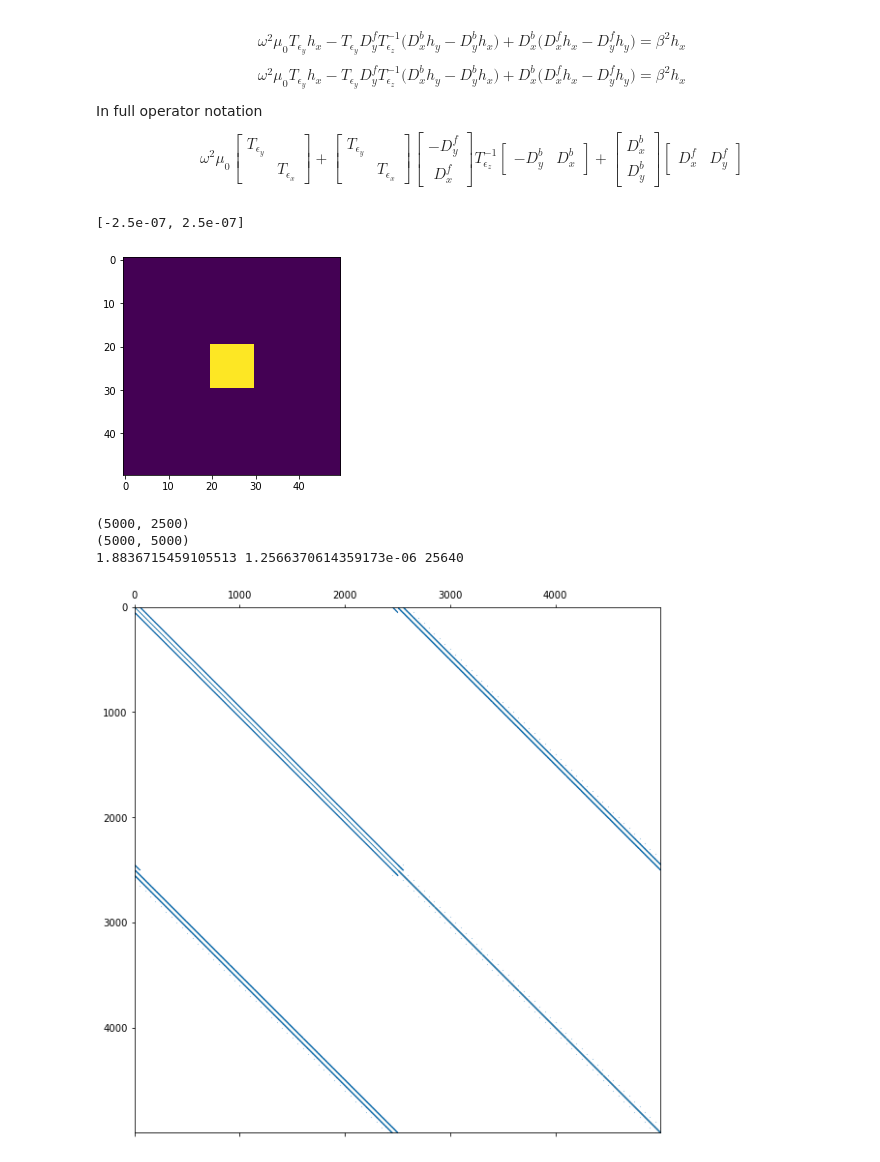
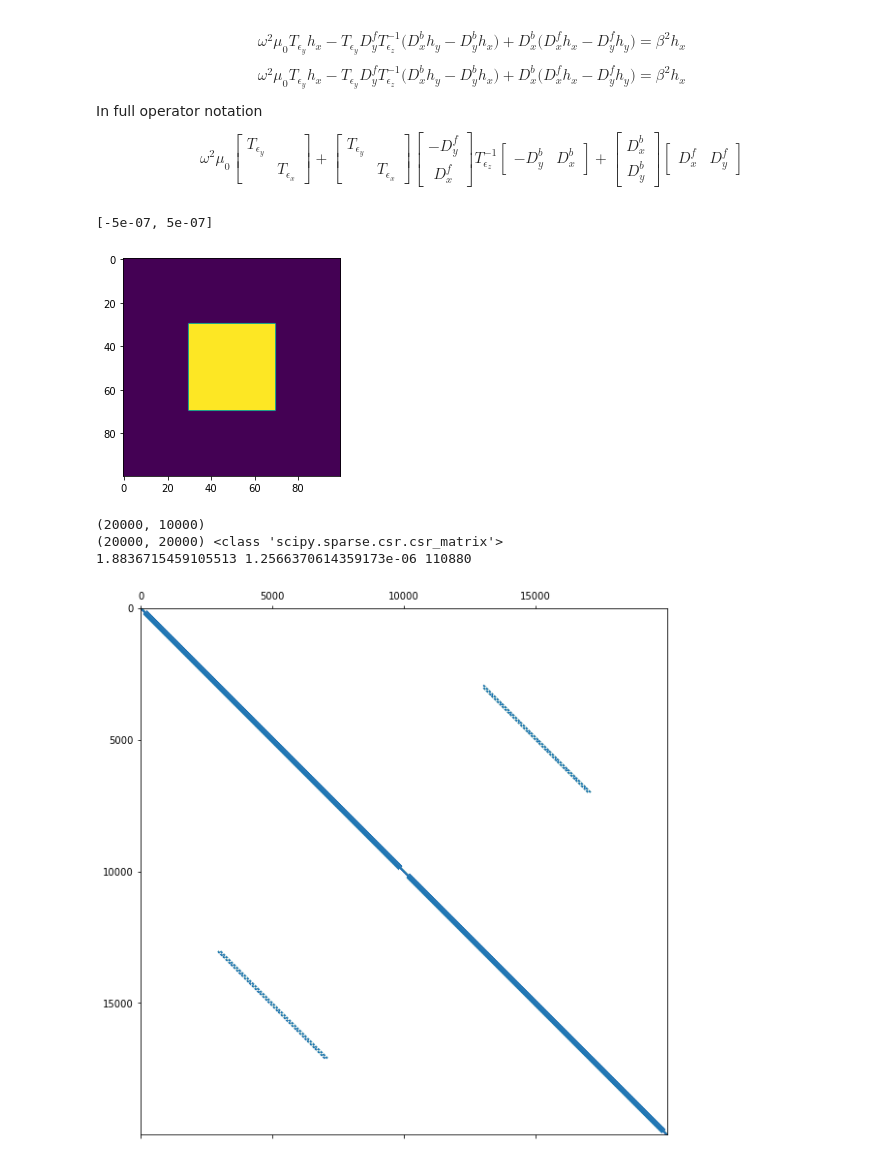
Before and after one commit to zhaonat/eigenwell, a Jupyter notebook: notebooks/3D waveguide solve.ipynb, the cells around one changed output. Cells and saved outputs as stored; diff of their text form; code cells hidden in the pictures.

Commit message:
first image

```diff
--- a/notebooks/3D waveguide solve.ipynb
+++ b/notebooks/3D waveguide solve.ipynb
@@ -46,11 +46,22 @@ In full operator notation
         D_y^{f}
     \end{bmatrix}
 \end{equation}
+# %%
+def grid_average(center_array, w):
+    '''
+        center_array, 1d eps_r
+    '''
+    # computes values at cell edges
+
+    xy = {'x': 0, 'y': 1}
+    center_shifted = np.roll(center_array, 1, axis=xy[w])
+    avg_array = (center_shifted+center_array)/2
+    return avg_array
 # %%
 L0 = 1e-6
 
-N = [50,50]
-Npml = [10,10]
+N = [100,100]
+Npml = [5,5]
 dL = [0.01*L0, 0.01*L0]
 Lx, Ly = [N[0]*dL[0], N[1]*dL[1]]
 xrange = [-Lx/2, Lx/2]
@@ -64,49 +75,55 @@ omega = 2*np.pi*C0/wvlen;
 pml = grid_preconditioner.PML(N,Npml, omega);
 pml.Soperators(xrange, yrange);
 
+pec_pmc = boundary_conditions.PEC_PMC(N);
+
 epsilon = np.ones(N)
-epsilon[20:30, 20:30] = 6.25
+epsilon[30:70, 30:70] = 5
 plt.figure();
 plt.imshow(epsilon);
 plt.show();
+M = np.prod(N)
+epxx= grid_average(epsilon,'x')
+epyy = grid_average(epsilon, 'y')
 
-
-Tez = sp.diags(EPSILON0*epsilon.flatten())
-Tey = sp.diags(EPSILON0*epsilon.flatten())
-Tex = sp.diags(EPSILON0*epsilon.flatten())
-invTez = sp.diags(1/(EPSILON0*epsilon.flatten()))
+Tez = sp.diags(EPSILON0*epsilon.flatten(), 0, (M,M))
+Tey = sp.diags(EPSILON0*epyy.flatten(), 0, (M,M))
+Tex = sp.diags(EPSILON0*epxx.flatten(), 0,(M,M))
+invTez = sp.diags(1/(EPSILON0*epsilon.flatten()), 0, (M,M))
 
 fd = grid.FiniteDifference(dL,N)
 
-fd.make_derivatives(PML = pml)
+fd.make_derivatives(PML = pml, PEC_PMC = pec_pmc)
 Dxf = fd.Dxf;
 Dxb = fd.Dxb;
 Dyf = fd.Dyf;
 Dyb = fd.Dyb;
 
 ## generate operator
 Dop1 = sp.bmat([[-Dyf], [Dxf]])
 print(Dop1.shape)
 
 Dop2 = sp.bmat([[-Dyb,Dxb]])
 
 Dop3 = sp.bmat([[Dxb], [Dyb]])
 
 Dop4 = sp.bmat([[Dxf,Dyf]])
 
 Tep = sp.block_diag((Tey, Tex))
 
 
 A = omega**2*MU0*Tep + Tep@(Dop1)@invTez@(Dop2) + Dop3@Dop4
-print(A.shape)
+
+print(A.shape, type(A))
 plt.figure(figsize = (10,10))
-plt.spy(Tep@(Dop1)@invTez@(Dop2), markersize = 0.1)
+plt.spy(A, markersize = 0.1)
+#plt.spy(Tep@(Dop1)@invTez@(Dop2), markersize = 0.1)
 
 print(omega*1e-15, MU0, A.count_nonzero())
 # %% [output]
-[-2.5e-07, 2.5e-07]
+[-5e-07, 5e-07]
-[figure, old version]
+[figure, new version]
-(5000, 2500)
-(5000, 5000)
-1.8836715459105513 1.2566370614359173e-06 25640
+(20000, 10000)
+(20000, 20000) <class 'scipy.sparse.csr.csr_matrix'>
+1.8836715459105513 1.2566370614359173e-06 110880
-[figure, old version]
+[figure, new version]
```
Also changed, not shown: parts of 5 cells of this notebook, 12 other files.
